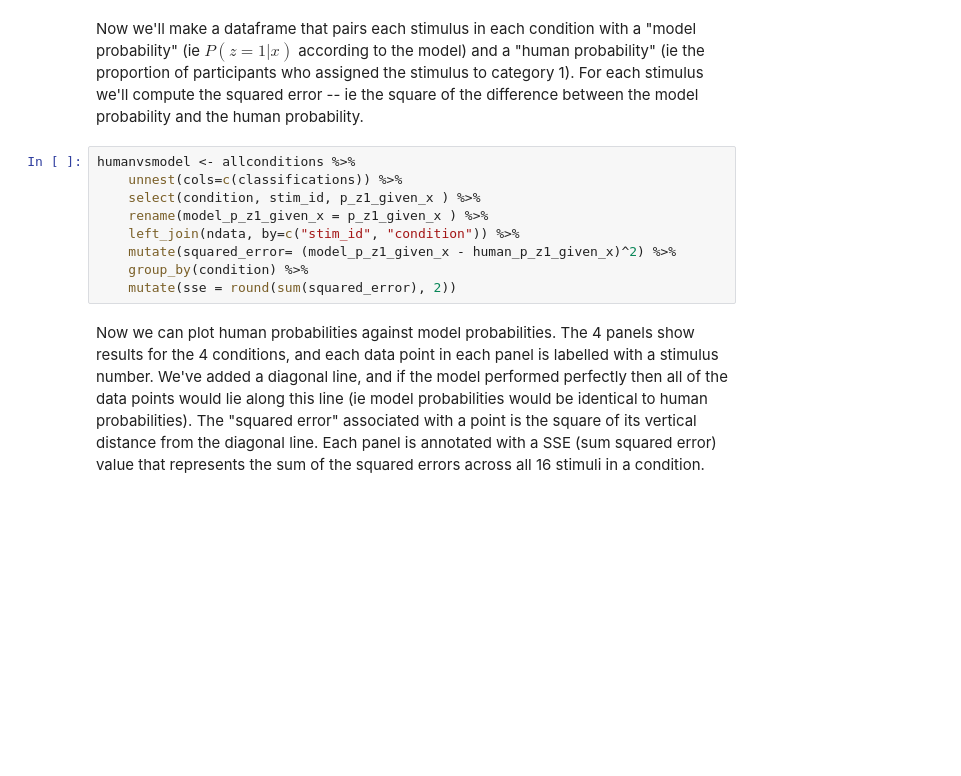
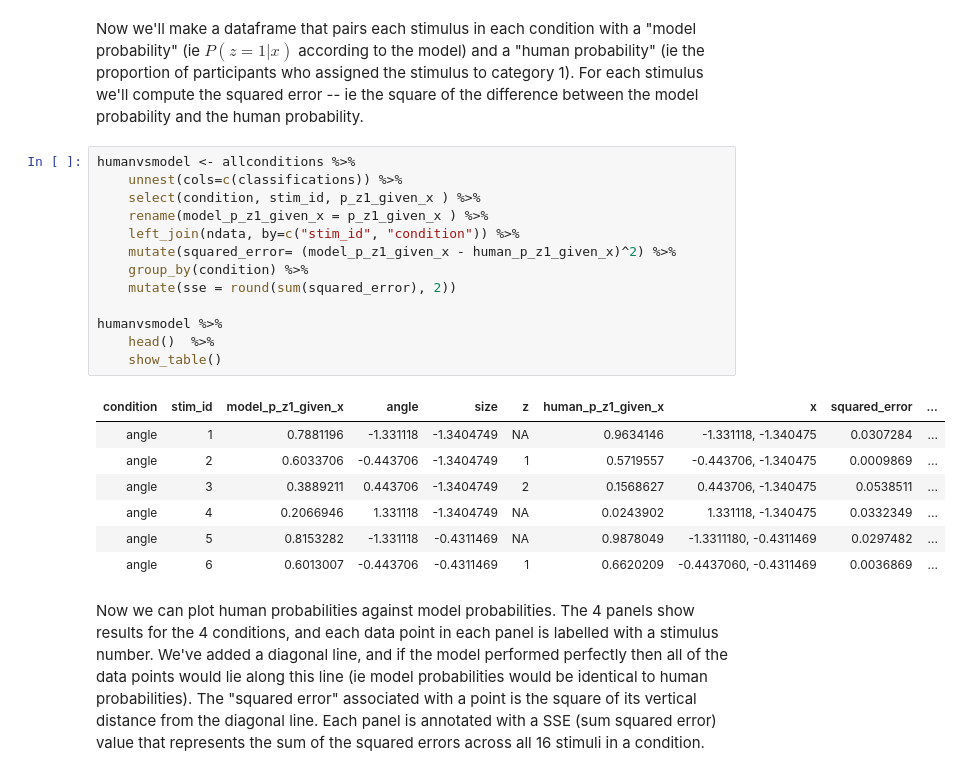
Before and after one commit to cskemp/cbs23, a Jupyter notebook: CBS-old/2022_12_Categorization/nosofsky_categorization.ipynb, the cells around one changed output. Drawn from its saved outputs; the diff is of its cells as text; blank space fills up the shorter version.

```diff
--- a/CBS-old/2022_12_Categorization/nosofsky_categorization.ipynb
+++ b/CBS-old/2022_12_Categorization/nosofsky_categorization.ipynb
@@ -198,12 +225,24 @@ Now we'll make a dataframe that pairs each stimulus in each condition with a "mo
 # %%
 humanvsmodel <- allconditions %>%
     unnest(cols=c(classifications)) %>%
     select(condition, stim_id, p_z1_given_x ) %>%
     rename(model_p_z1_given_x = p_z1_given_x ) %>%
     left_join(ndata, by=c("stim_id", "condition")) %>%
     mutate(squared_error= (model_p_z1_given_x - human_p_z1_given_x)^2) %>%
     group_by(condition) %>%
     mutate(sse = round(sum(squared_error), 2))
+
+humanvsmodel %>%
+    head()  %>%
+    show_table()
+# %% [output]
+| condition | stim_id | model_p_z1_given_x | angle | size | z | human_p_z1_given_x | x | squared_error | ... |
+| angle | 1 | 0.7881196 | -1.331118 | -1.3404749 | NA | 0.9634146 | -1.331118, -1.340475 | 0.0307284 | ... |
+| angle | 2 | 0.6033706 | -0.443706 | -1.3404749 | 1 | 0.5719557 | -0.443706, -1.340475 | 0.0009869 | ... |
+| angle | 3 | 0.3889211 | 0.443706 | -1.3404749 | 2 | 0.1568627 | 0.443706, -1.340475 | 0.0538511 | ... |
+| angle | 4 | 0.2066946 | 1.331118 | -1.3404749 | NA | 0.0243902 | 1.331118, -1.340475 | 0.0332349 | ... |
+| angle | 5 | 0.8153282 | -1.331118 | -0.4311469 | NA | 0.9878049 | -1.3311180, -0.4311469 | 0.0297482 | ... |
+| angle | 6 | 0.6013007 | -0.443706 | -0.4311469 | 1 | 0.6620209 | -0.4437060, -0.4311469 | 0.0036869 | ... |
 # %% [markdown]
 Now we can plot human probabilities against model probabilities. The 4 panels show results for the 4 conditions, and each data point in each panel is labelled with a stimulus number. We've added a diagonal line, and if the model performed perfectly then all of the data points would lie along this line (ie model probabilities would be identical to human probabilities). The "squared error" associated with a point is the square of its vertical distance from the diagonal line.  Each panel is annotated with a SSE (sum squared error) value that represents the sum of the squared errors across all 16 stimuli in a condition.
 # %%
```
Also changed, not shown: parts of 24 cells of this notebook, 26 other files.
